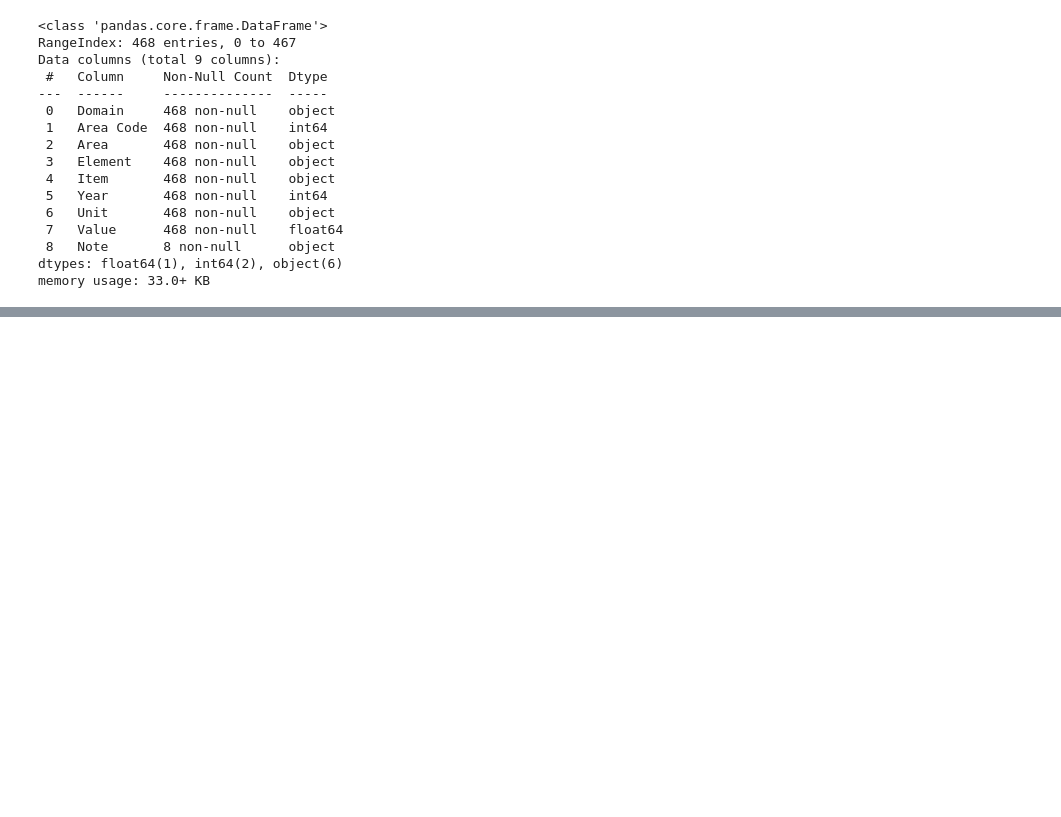
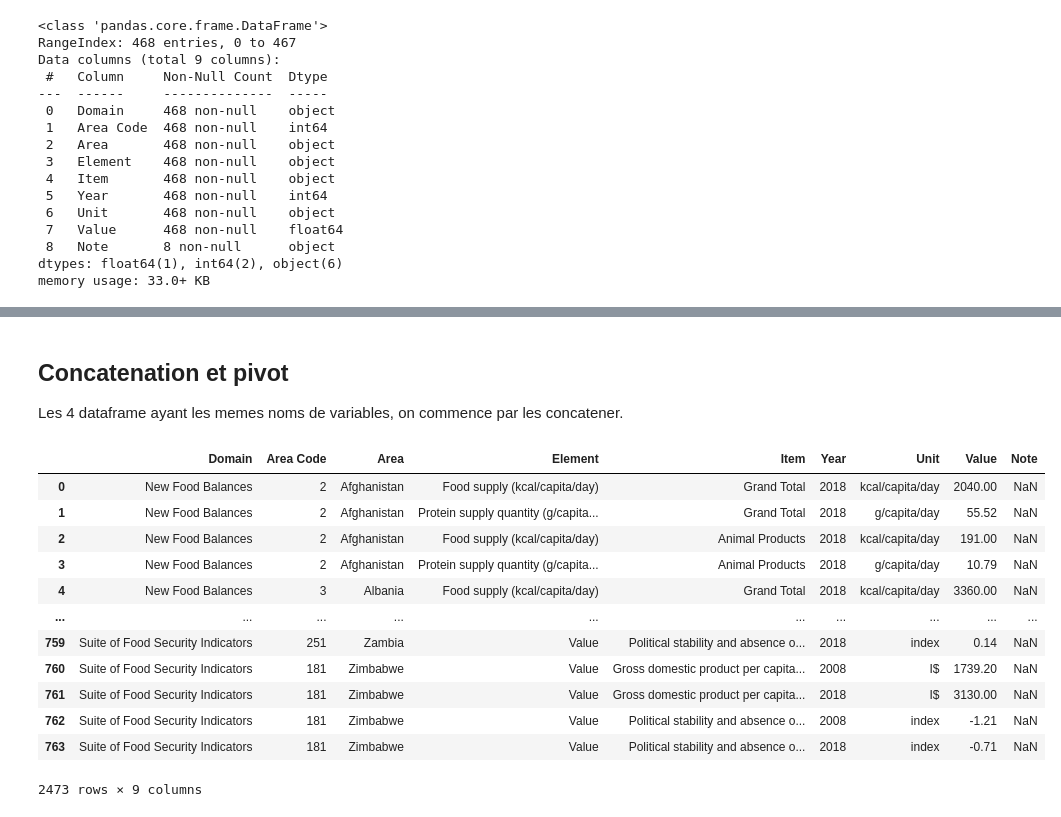
Before and after one commit to bbouya/Data_Analyst, a Jupyter notebook: etude_marche/Etude_Marche.ipynb, the cells around one changed output, grey strips where cells are left out. Saved outputs shown, nothing was run; the diff lists cells and outputs as text; code cells hidden in the pictures; blank space fills up the shorter version.

```diff
--- a/etude_marche/Etude_Marche.ipynb
+++ b/etude_marche/Etude_Marche.ipynb
@@ -180,0 +212,20 @@ memory usage: 33.0+ KB
+# %% [markdown]
+## Concatenation et pivot
+Les 4 dataframe ayant les memes noms de variables, on commence par les concatener.
+# %%
+data = pd.concat([food,livestock,population,security]) # Concatenation
+data
+# %% [output]
+|  | Domain | Area Code | Area | Element | Item | Year | Unit | Value | Note |
+| 0 | New Food Balances | 2 | Afghanistan | Food supply (kcal/capita/day) | Grand Total | 2018 | kcal/capita/day | 2040.00 | NaN |
+| 1 | New Food Balances | 2 | Afghanistan | Protein supply quantity (g/capita... | Grand Total | 2018 | g/capita/day | 55.52 | NaN |
+| 2 | New Food Balances | 2 | Afghanistan | Food supply (kcal/capita/day) | Animal Products | 2018 | kcal/capita/day | 191.00 | NaN |
+| 3 | New Food Balances | 2 | Afghanistan | Protein supply quantity (g/capita... | Animal Products | 2018 | g/capita/day | 10.79 | NaN |
+| 4 | New Food Balances | 3 | Albania | Food supply (kcal/capita/day) | Grand Total | 2018 | kcal/capita/day | 3360.00 | NaN |
+| ... | ... | ... | ... | ... | ... | ... | ... | ... | ... |
+| 759 | Suite of Food Security Indicators | 251 | Zambia | Value | Political stability and absence o... | 2018 | index | 0.14 | NaN |
+| 760 | Suite of Food Security Indicators | 181 | Zimbabwe | Value | Gross domestic product per capita... | 2008 | I$ | 1739.20 | NaN |
+| 761 | Suite of Food Security Indicators | 181 | Zimbabwe | Value | Gross domestic product per capita... | 2018 | I$ | 3130.00 | NaN |
+| 762 | Suite of Food Security Indicators | 181 | Zimbabwe | Value | Political stability and absence o... | 2008 | index | -1.21 | NaN |
+| 763 | Suite of Food Security Indicators | 181 | Zimbabwe | Value | Political stability and absence o... | 2018 | index | -0.71 | NaN |
+2473 rows × 9 columns
```
Also changed, not shown: parts of 13 cells of this notebook.
